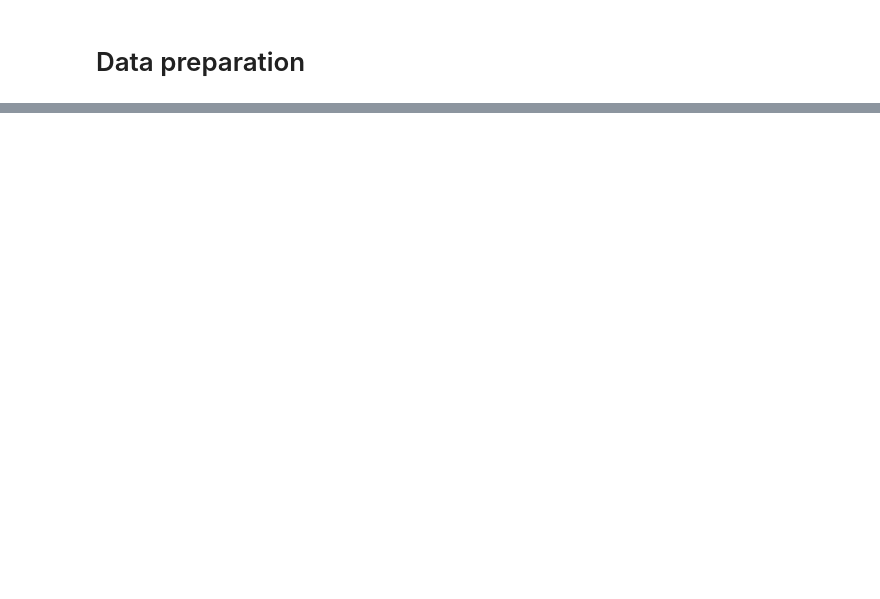
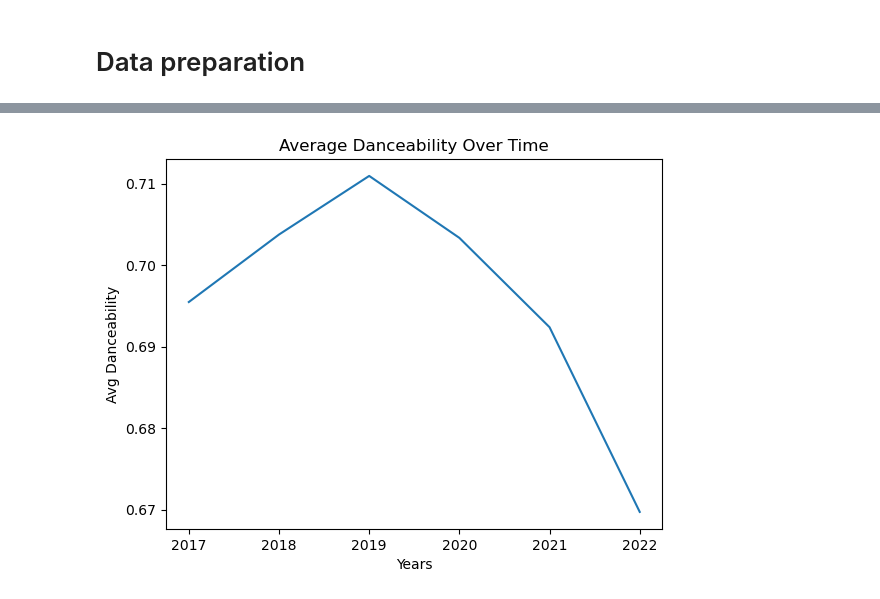
Before and after one commit to catisf/Project-1-Group-2, a Jupyter notebook: spotipy_data_prep.ipynb, the cells around one changed output, grey strips where cells are left out. Cells and saved outputs as stored; diff of their text form; code cells hidden in the pictures; blank space fills up the shorter version.

Commit message:
Summary stats tables for all aspects and a few line graphs

```diff
--- a/spotipy_data_prep.ipynb
+++ b/spotipy_data_prep.ipynb
@@ -88,0 +105,16 @@ complete_df.to_csv('output_data/spotipy_data.csv')
+# %%
+# Summary statistics table for Danceability
+dance_mean = complete_df.groupby("Year")["danceability"].mean()
+dance_median = complete_df.groupby("Year")["danceability"].median()
+dance_variance = complete_df.groupby("Year")["danceability"].var()
+dance_std = complete_df.groupby("Year")["danceability"].std()
+dance_sem = complete_df.groupby("Year")["danceability"].sem()
+
+# Assembling the resulting series into a DataFrame
+dance_df = pd.DataFrame({"Mean Danceability": dance_mean,
+                         "Median Danceability": dance_median,
+                         "Danceability Variance": dance_variance,
+                         "Danceability Std Dev": dance_std,
+                         "Danceability Std Error": dance_sem})
+dance_df.index.name = "Year"
+dance_df
@@ -88,0 +130,10 @@ complete_df.to_csv('output_data/spotipy_data.csv')
+# %%
+dance_avg_x = dance_df.index
+dance_avg_y = dance_df["Mean Danceability"]
+plt.plot(dance_avg_x, dance_avg_y)
+plt.title("Average Danceability Over Time")
+plt.xlabel("Years")
+plt.ylabel("Avg Danceability")
+plt.savefig("output_data/avg_dance.png")
+# %% [output]
+[figure, added]
```
Also changed, not shown: parts of 11 cells of this notebook, 7 other files.
